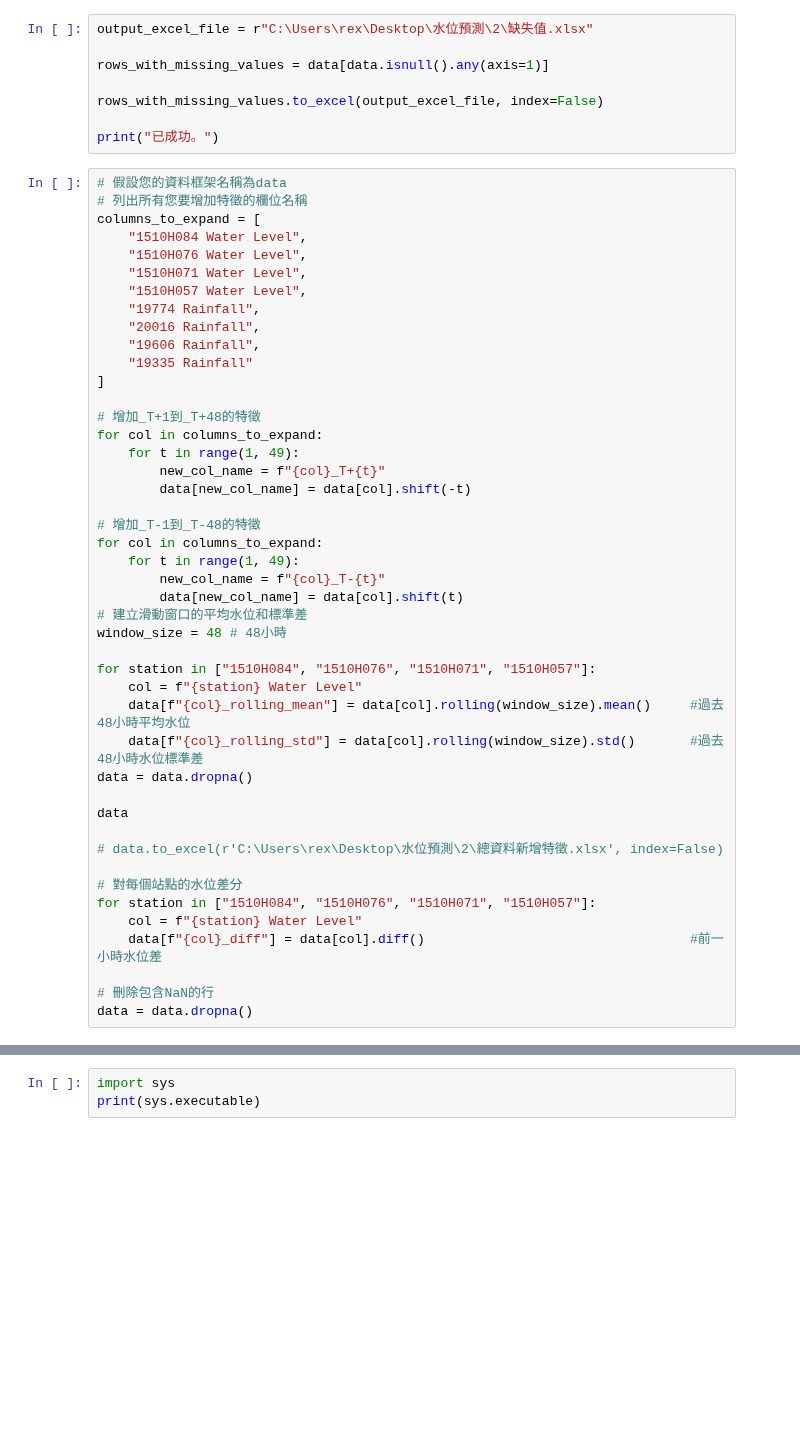
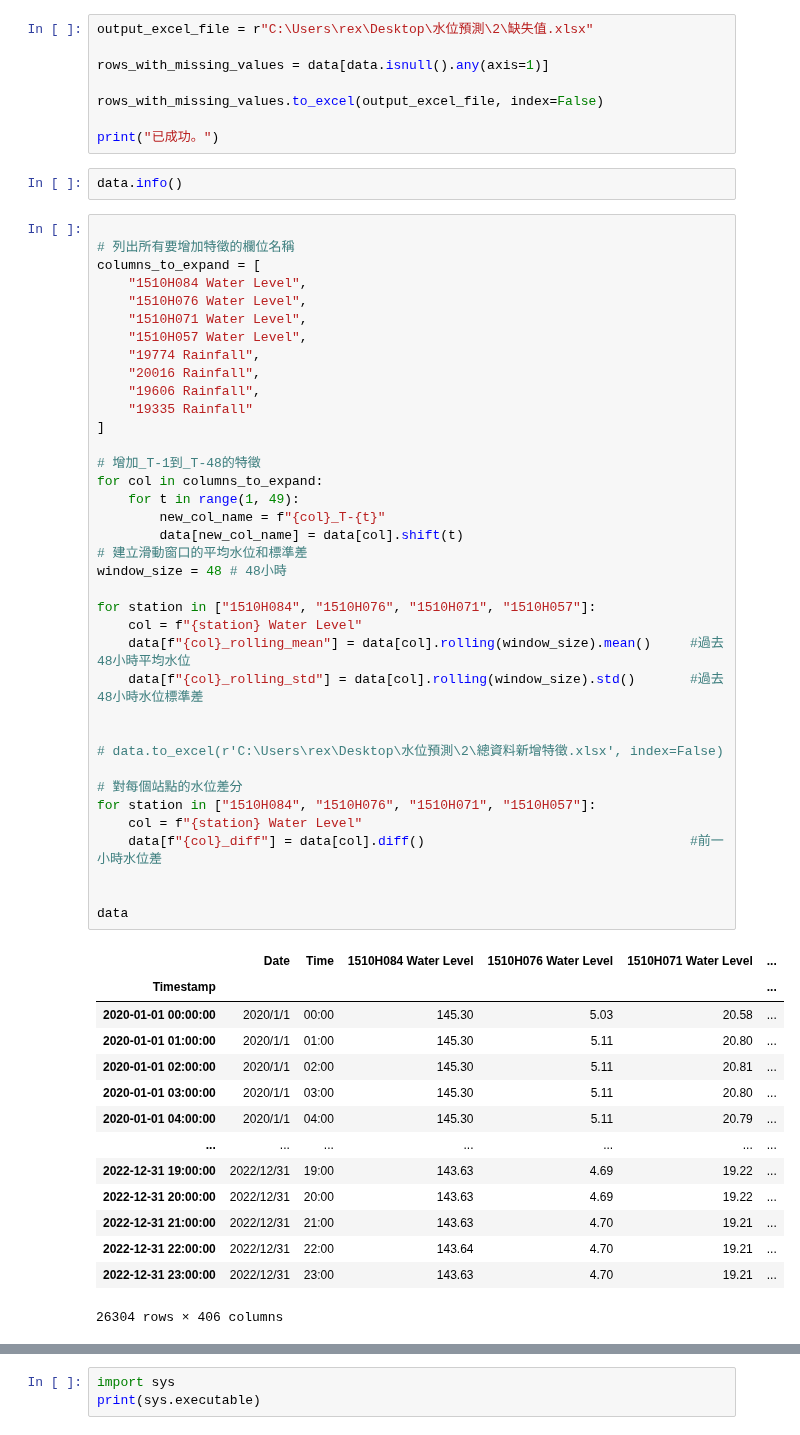
Before and after one commit to wenyi22/-, a Jupyter notebook: water level prediction.ipynb, the cells around one changed output, grey strips where cells are left out. Cells and saved outputs as stored; diff of their text form; blank space fills up the shorter version.

```diff
--- a/water level prediction.ipynb
+++ b/water level prediction.ipynb
@@ -70,48 +70,57 @@ rows_with_missing_values = data[data.isnull().any(axis=1)]
 rows_with_missing_values.to_excel(output_excel_file, index=False)
 
 print("已成功。")
+# %%
+data.info()
 # %%
-# 假設您的資料框架名稱為data
-# 列出所有您要增加特徵的欄位名稱
+
+# 列出所有要增加特徵的欄位名稱
 columns_to_expand = [
     "1510H084 Water Level",
     "1510H076 Water Level",
     "1510H071 Water Level",
     "1510H057 Water Level",
     "19774 Rainfall",
     "20016 Rainfall",
     "19606 Rainfall",
     "19335 Rainfall"
 ]
-
-# 增加_T+1到_T+48的特徵
-for col in columns_to_expand:
-    for t in range(1, 49):
-        new_col_name = f"{col}_T+{t}"
-        data[new_col_name] = data[col].shift(-t)
 
 # 增加_T-1到_T-48的特徵
 for col in columns_to_expand:
     for t in range(1, 49):
         new_col_name = f"{col}_T-{t}"
         data[new_col_name] = data[col].shift(t)
 # 建立滑動窗口的平均水位和標準差
 window_size = 48 # 48小時
 
 for station in ["1510H084", "1510H076", "1510H071", "1510H057"]:
     col = f"{station} Water Level"
     data[f"{col}_rolling_mean"] = data[col].rolling(window_size).mean()     #過去48小時平均水位
     data[f"{col}_rolling_std"] = data[col].rolling(window_size).std()       #過去48小時水位標準差
-data = data.dropna()
 
-data
 
 # data.to_excel(r'C:\Users\rex\Desktop\水位預測\2\總資料新增特徵.xlsx', index=False)
 
 # 對每個站點的水位差分
 for station in ["1510H084", "1510H076", "1510H071", "1510H057"]:
     col = f"{station} Water Level"
     data[f"{col}_diff"] = data[col].diff()                                  #前一小時水位差
 
-# 刪除包含NaN的行
-data = data.dropna()
+
+data
+# %% [output]
+|  | Date | Time | 1510H084 Water Level | 1510H076 Water Level | 1510H071 Water Level | ... |
+| Timestamp |  |  |  |  |  | ... |
+| 2020-01-01 00:00:00 | 2020/1/1 | 00:00 | 145.30 | 5.03 | 20.58 | ... |
+| 2020-01-01 01:00:00 | 2020/1/1 | 01:00 | 145.30 | 5.11 | 20.80 | ... |
+| 2020-01-01 02:00:00 | 2020/1/1 | 02:00 | 145.30 | 5.11 | 20.81 | ... |
+| 2020-01-01 03:00:00 | 2020/1/1 | 03:00 | 145.30 | 5.11 | 20.80 | ... |
+| 2020-01-01 04:00:00 | 2020/1/1 | 04:00 | 145.30 | 5.11 | 20.79 | ... |
+| ... | ... | ... | ... | ... | ... | ... |
+| 2022-12-31 19:00:00 | 2022/12/31 | 19:00 | 143.63 | 4.69 | 19.22 | ... |
+| 2022-12-31 20:00:00 | 2022/12/31 | 20:00 | 143.63 | 4.69 | 19.22 | ... |
+| 2022-12-31 21:00:00 | 2022/12/31 | 21:00 | 143.63 | 4.70 | 19.21 | ... |
+| 2022-12-31 22:00:00 | 2022/12/31 | 22:00 | 143.64 | 4.70 | 19.21 | ... |
+| 2022-12-31 23:00:00 | 2022/12/31 | 23:00 | 143.63 | 4.70 | 19.21 | ... |
+26304 rows × 406 columns
```
Also changed, not shown: parts of 27 cells of this notebook.
